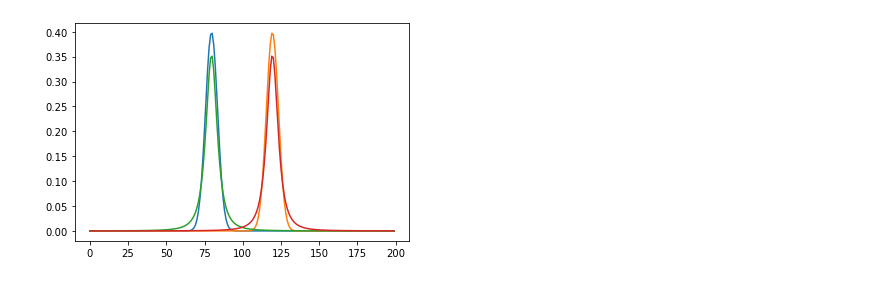
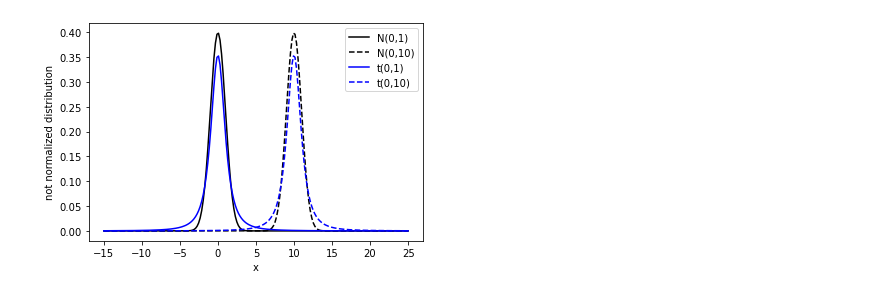
Before and after one commit to TaliNatan/DSPS_TNatan, a Jupyter notebook: Labs/9_18_lab.ipynb, the cells around one changed output. Drawn from its saved outputs; the diff is of its cells as text; code cells hidden in the pictures.

```diff
--- a/Labs/9_18_lab.ipynb
+++ b/Labs/9_18_lab.ipynb
@@ -5,19 +5,22 @@ import matplotlib.pyplot as plt
 from scipy import stats
 from scipy.stats import norm
 # %%
-x = np.linspace(-20,30,200)
+x = np.linspace(-15,25,200)
 
 N_0 = stats.norm.pdf(x, loc =0, scale =1)
 N_10 = stats.norm.pdf(x, loc =10, scale =1)
 
 t_0 = stats.t.pdf(x, 2, loc =0, scale =1)
 t_10 = stats.t.pdf(x, 2, loc =10, scale =1)
-# %%
-plt.plot(N_0)
-plt.plot(N_10)
-plt.plot(t_0)
-plt.plot(t_10)
-
-plt.show()
-# %% [output]
-[figure, removed]
+# %%
+plt.plot(x, N_0, c = 'k', linestyle = 'solid', label = 'N(0,1)')
+plt.plot(x, N_10, c = 'k', linestyle = 'dashed', label = 'N(0,10)')
+plt.plot(x, t_0, c = 'b', linestyle = 'solid', label = 't(0,1)')
+plt.plot(x, t_10, c = 'b', linestyle = 'dashed', label = 't(0,10)')
+plt.legend(loc = 'upper right')
+plt.xlabel('x')
+plt.ylabel('not normalized distribution')
+
+plt.show()
+# %% [output]
+[figure, added]
```
Also changed, not shown: parts of 7 cells of this notebook.
